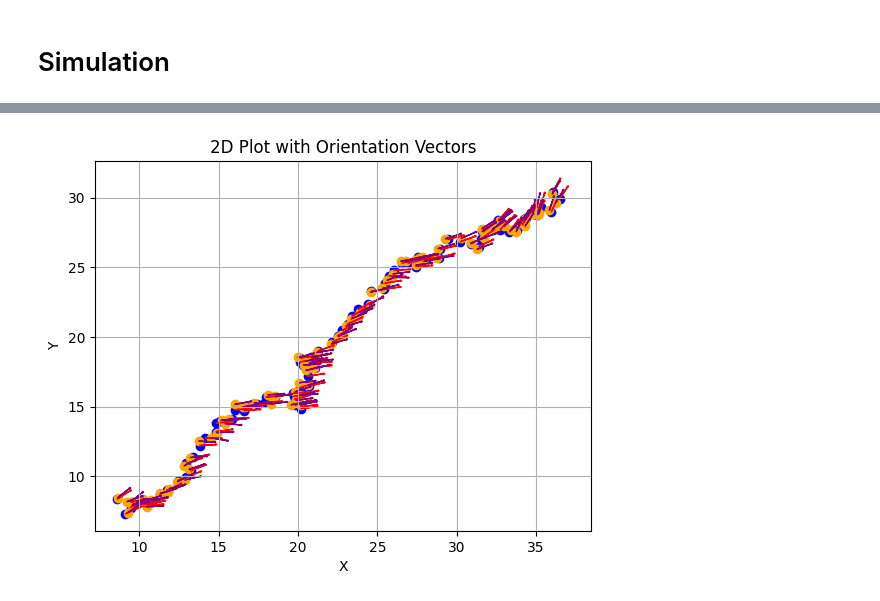
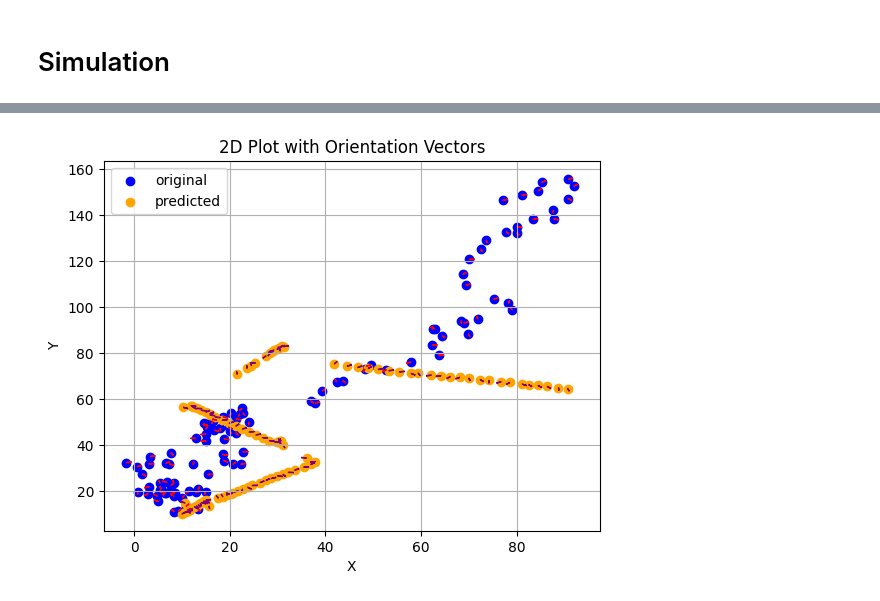
Before and after one commit to marinPh/mobileRobt38, a Jupyter notebook: Kalman_controller.ipynb, the cells around one changed output, grey strips where cells are left out. Drawn from its saved outputs; the diff is of its cells as text; code cells hidden in the pictures.

```diff
--- a/Kalman_controller.ipynb
+++ b/Kalman_controller.ipynb
@@ -73,10 +75,11 @@ def grad_g_nc(z):
 # %%
 def constructing_s(V_left_measure, V_right_measure, camera_working=False,
                    x_measured=0, y_measured=0, theta_measured=0):
-    s_nc = np.array([(V_left_measure + V_right_measure)/2,
+    s_nc = np.array([theta_measured,
+                     (V_left_measure + V_right_measure)/2,
                      (V_left_measure - V_right_measure)/2])
     if camera_working:
-        s_c = np.append(np.array([x_measured,y_measured,theta_measured]),
+        s_c = np.append(np.array([x_measured,y_measured]),
                         s_nc)
         return s_c
     return s_nc
@@ -274,9 +281,9 @@ z_mean_0 = np.array([10, #mm
 
 z_cov_0 = np.diag([3,3,np.pi/1000,0.1,0.1,np.pi/1000])
 
-W = np.diag([0.1,0.1,0.01,0.1,0.1,0.01])
+W = 100*np.diag([0.1,0.1,0.01,0.1,0.1,0.01])
 
-V_c = np.diag([0.01,0.01,0.01,0.01,0.01])
+V_c = 1000*np.diag([0.01,0.01,0.01,0.01,0.01])
 
 
 N = 100 # Durée expérience
@@ -314,7 +321,7 @@ for i in range(N):
                                     sigma_k_k_1 = sigma_predicted[-1],
                                     V_left_measure = V_left_measured,
                                     V_right_measure = V_right_measured,
-                                    camera_working=True,
+                                    camera_working=False,
                                     x_measured=x_observed,
                                     y_measured=y_observed,
                                     theta_measured= theta_observed)
@@ -330,8 +337,8 @@ z_filtered_array = np.array(z_filtered)
 z_filtered_array = z_filtered_array.T
 #z_filtered_array[0,:]
 # %%
-for i in range(N):
-    z_filtered_array[:,i] = generating_z_prediction(z_filtered_array[:,i], sigma_filtered[i])
+# for i in range(N):
+#     z_filtered_array[:,i] = generating_z_prediction(z_filtered_array[:,i], sigma_filtered[i])
 # %%
 # Define the titles for each subplot
 titles = ["x", "y", "theta", "x_dot", "y_dot", "theta_dot"]
@@ -397,36 +404,37 @@ thetas = z[2,:]
 
 x_coords_filtered = z_filtered_array[0,:]
 y_coords_filtered = z_filtered_array[1,:]
 thetas_filtered = z_filtered_array[2,:]
 
 
 # Plot the points
 plt.figure()
-plt.scatter(x_coords, y_coords, color='blue')
-plt.scatter(x_coords_filtered, y_coords_filtered, color='orange')
+plt.scatter(x_coords, y_coords, color='blue', label='original')
+plt.scatter(x_coords_filtered, y_coords_filtered, color='orange', label='predicted')
 
 # Draw the orientation vectors
 for x, y, theta in zip(x_coords, y_coords, thetas):
     dx = np.cos(theta)
     dy = np.sin(theta)
     plt.arrow(x, y, dx, dy, head_width=0.1, head_length=0.1, fc='red', ec='red')
 
 for x, y, theta in zip(x_coords_filtered, y_coords_filtered, thetas_filtered):
     dx = np.cos(theta)
     dy = np.sin(theta)
     plt.arrow(x, y, dx, dy, head_width=0.1, head_length=0.1, fc='purple', ec='purple')
 
 
 # Set plot labels and title
 plt.xlabel('X')
 plt.ylabel('Y')
 plt.title('2D Plot with Orientation Vectors')
 plt.grid(True)
+plt.legend()
 
 # Show the plot
 plt.show()
 # %% [output]
-[figure, old version]
+[figure, new version]
 # %%
 # Extract x, y, and theta from the data
 x_coords = z[0,:]
```
Also changed, not shown: parts of 10 cells of this notebook, 1 other file.
